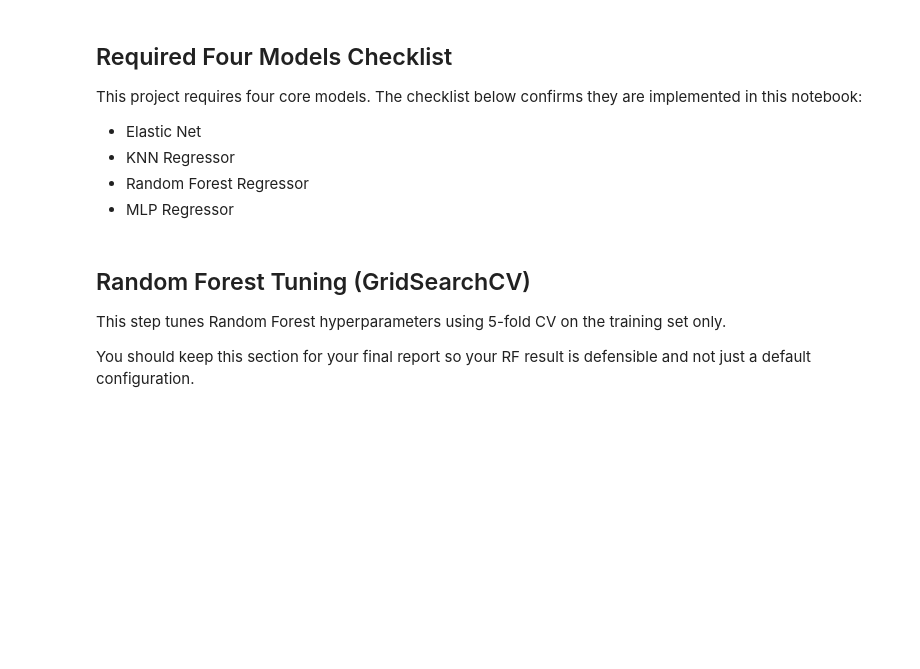
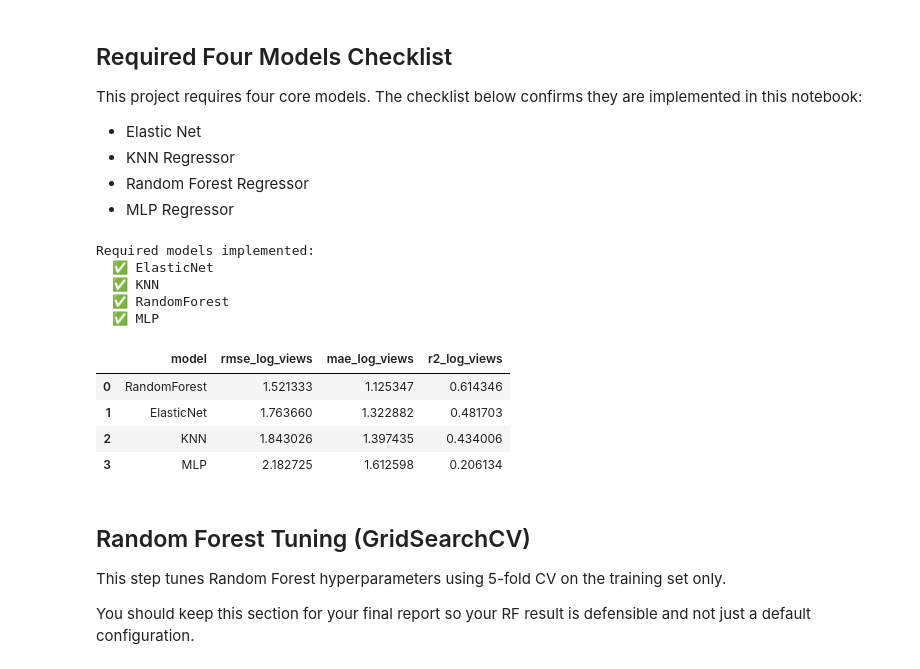
Before and after one commit to mchalekson/422-final-project, a Jupyter notebook: Notebook Scripts/modeling_4_models.ipynb, the cells around one changed output. Drawn from its saved outputs; the diff is of its cells as text; code cells hidden in the pictures; blank space fills up the shorter version.

```diff
--- a/Notebook Scripts/modeling_4_models.ipynb
+++ b/Notebook Scripts/modeling_4_models.ipynb
@@ -230,20 +290,31 @@ This project requires four core models. The checklist below confirms they are im
 # %%
 # ---- Validate + mark required 4 models ----
 required_models = ['ElasticNet', 'KNN', 'RandomForest', 'MLP']
 implemented_models = list(model_specs.keys())
 
 missing_required = [m for m in required_models if m not in implemented_models]
 
 print('Required models implemented:')
 for model_name in required_models:
     marker = '✅' if model_name in implemented_models else '❌'
     print(f'  {marker} {model_name}')
 
 assert not missing_required, f'Missing required models: {missing_required}'
 
 # Add a core-model marker into results table for clear reporting
-results_df['is_required_core_model'] = results_df['model'].isin(required_models)
+results_df = pd.DataFrame(results).sort_values('rmse_log_views').reset_index(drop=True)
 results_df
+# %% [output]
+Required models implemented:
+  ✅ ElasticNet
+  ✅ KNN
+  ✅ RandomForest
+  ✅ MLP
+|  | model | rmse_log_views | mae_log_views | r2_log_views |
+| 0 | RandomForest | 1.521333 | 1.125347 | 0.614346 |
+| 1 | ElasticNet | 1.763660 | 1.322882 | 0.481703 |
+| 2 | KNN | 1.843026 | 1.397435 | 0.434006 |
+| 3 | MLP | 2.182725 | 1.612598 | 0.206134 |
 # %% [markdown]
 ## Random Forest Tuning (GridSearchCV)
 
```
Also changed, not shown: parts of 17 cells of this notebook.
